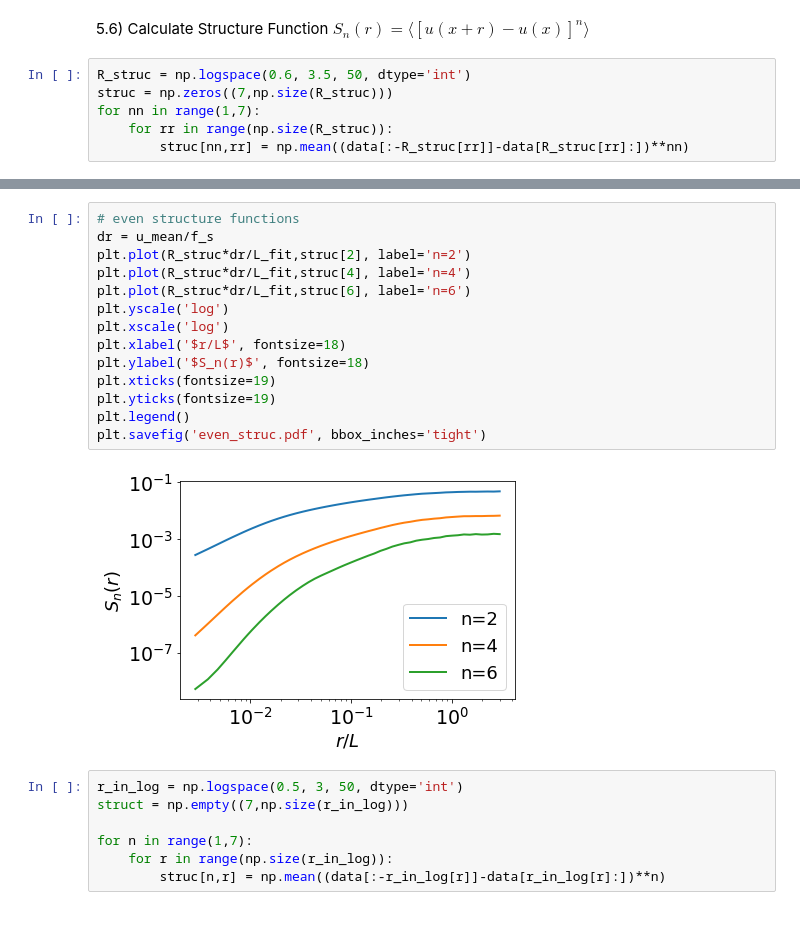
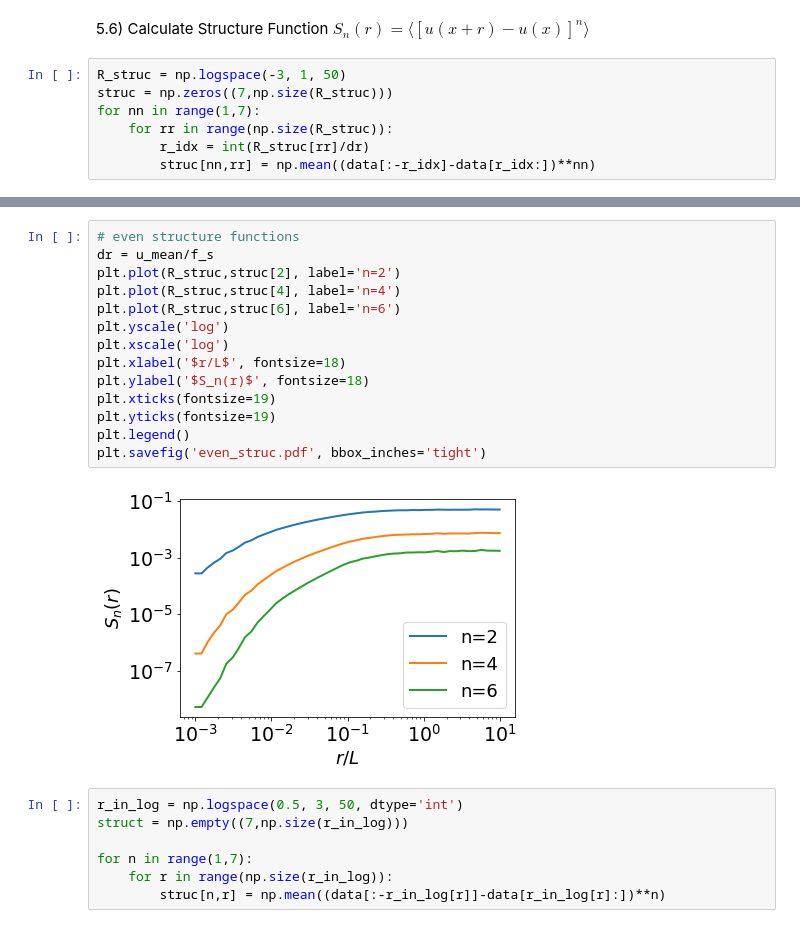
Before and after one commit to T1mors/Fluiddynamik, a Jupyter notebook: Turbulence Analysis.ipynb, the cells around one changed output, grey strips where cells are left out. Saved outputs shown, nothing was run; the diff lists cells and outputs as text.

Commit message:
Before changing Structure functions

```diff
--- a/Turbulence Analysis.ipynb
+++ b/Turbulence Analysis.ipynb
@@ -309,8 +309,9 @@ Minimum chi-sqr (best number of indices) at index e_idx = 3
 # %% [markdown]
 5.6) Calculate Structure Function $S_n(r) = \langle[u(x+r) - u(x)]^n \rangle$
 # %%
-R_struc = np.logspace(0.6, 3.5, 50, dtype='int')
+R_struc = np.logspace(-3, 1, 50)
 struc = np.zeros((7,np.size(R_struc)))
 for nn in range(1,7):
     for rr in range(np.size(R_struc)):
-        struc[nn,rr] = np.mean((data[:-R_struc[rr]]-data[R_struc[rr]:])**nn)
+        r_idx = int(R_struc[rr]/dr)
+        struc[nn,rr] = np.mean((data[:-r_idx]-data[r_idx:])**nn)
@@ -317,19 +334,19 @@ for nn in range(1,7):
 # %%
 # even structure functions
 dr = u_mean/f_s
-plt.plot(R_struc*dr/L_fit,struc[2], label='n=2')
-plt.plot(R_struc*dr/L_fit,struc[4], label='n=4')
-plt.plot(R_struc*dr/L_fit,struc[6], label='n=6')
+plt.plot(R_struc,struc[2], label='n=2')
+plt.plot(R_struc,struc[4], label='n=4')
+plt.plot(R_struc,struc[6], label='n=6')
 plt.yscale('log')
 plt.xscale('log')
 plt.xlabel('$r/L$', fontsize=18)
 plt.ylabel('$S_n(r)$', fontsize=18)
 plt.xticks(fontsize=19)
 plt.yticks(fontsize=19)
 plt.legend()
 plt.savefig('even_struc.pdf', bbox_inches='tight')
 # %% [output]
-[figure, old version]
+[figure, new version]
 # %%
 r_in_log = np.logspace(0.5, 3, 50, dtype='int')
 struct = np.empty((7,np.size(r_in_log)))
```
Also changed, not shown: parts of 25 cells of this notebook, 6 other files.
